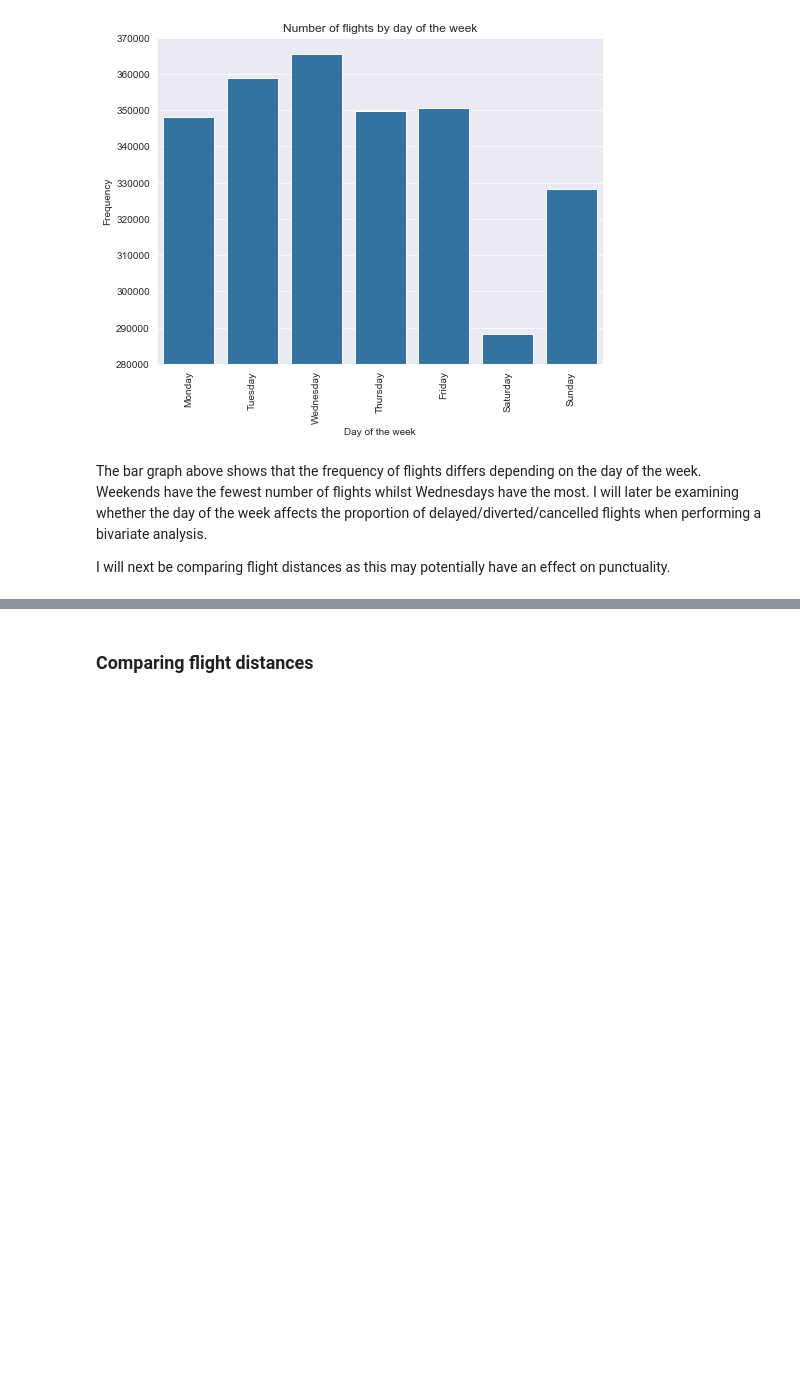
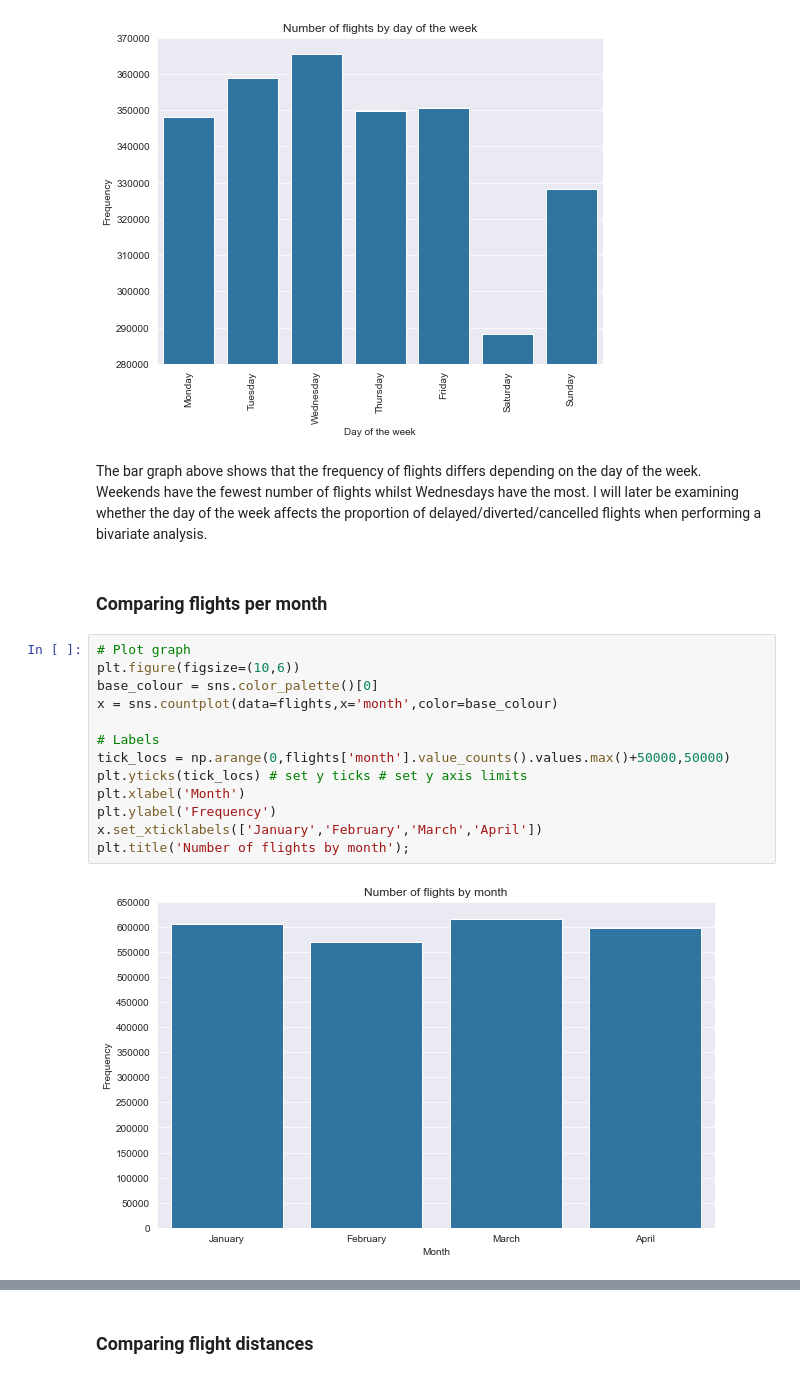
Before and after one commit to Vincentk-94/Communicate_data_findings, a Jupyter notebook: 2008 Flight Delays - Project.ipynb, the cells around one changed output, grey strips where cells are left out. Cells and saved outputs as stored; diff of their text form; blank space fills up the shorter version.

```diff
--- a/2008 Flight Delays - Project.ipynb
+++ b/2008 Flight Delays - Project.ipynb
@@ -634,5 +645,20 @@ plt.title('Number of flights by day of the week');
 [figure]
 # %% [markdown]
 The bar graph above shows that the frequency of flights differs depending on the day of the week. Weekends have the fewest number of flights whilst Wednesdays have the most. I will later be examining whether the day of the week affects the proportion of delayed/diverted/cancelled flights when performing a bivariate analysis.
-
-I will next be comparing flight distances as this may potentially have an effect on punctuality.
+# %% [markdown]
+### Comparing flights per month
+# %%
+# Plot graph
+plt.figure(figsize=(10,6))
+base_colour = sns.color_palette()[0]
+x = sns.countplot(data=flights,x='month',color=base_colour)
+
+# Labels
+tick_locs = np.arange(0,flights['month'].value_counts().values.max()+50000,50000)
+plt.yticks(tick_locs) # set y ticks # set y axis limits
+plt.xlabel('Month')
+plt.ylabel('Frequency')
+x.set_xticklabels(['January','February','March','April'])
+plt.title('Number of flights by month');
+# %% [output]
+[figure, added]
```
Also changed, not shown: parts of 36 cells of this notebook.
